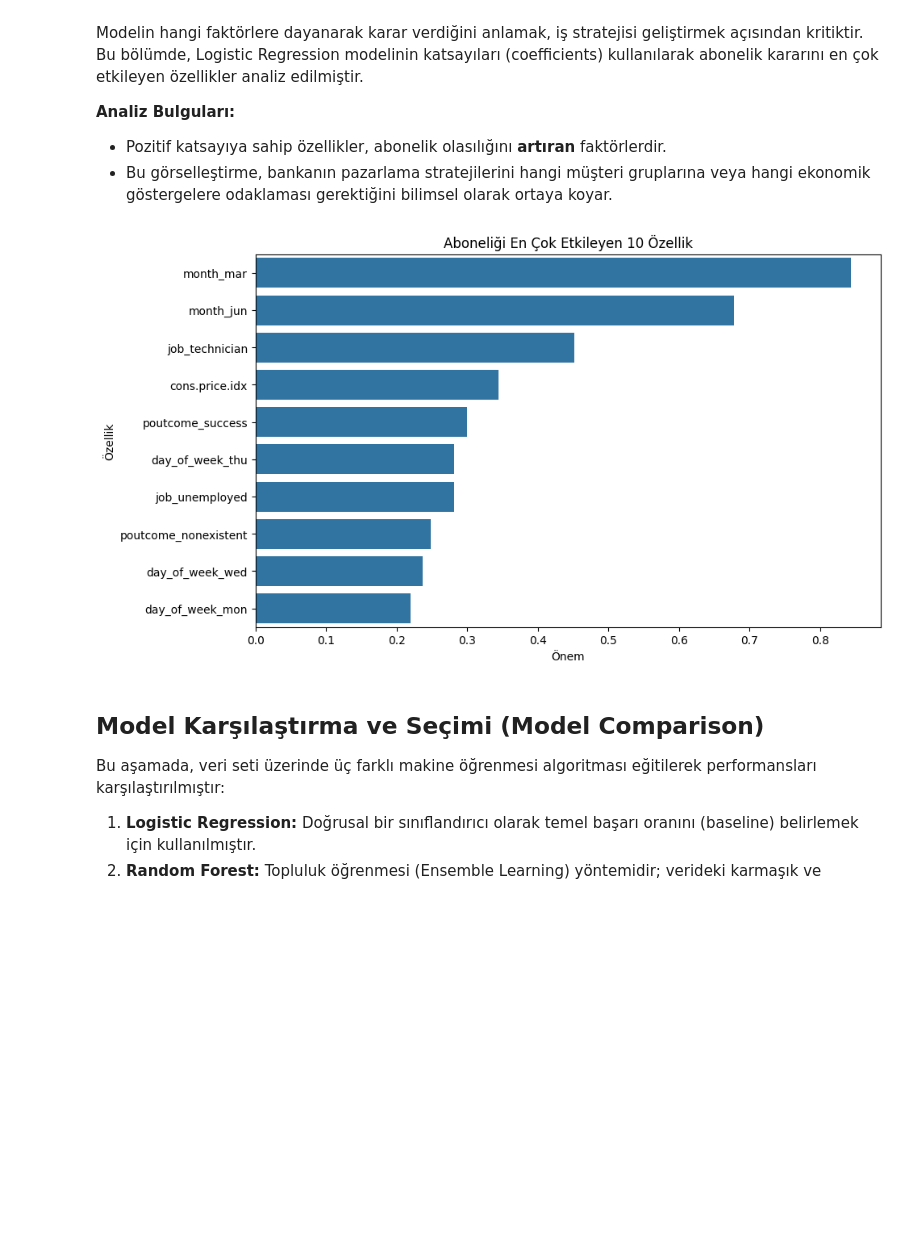
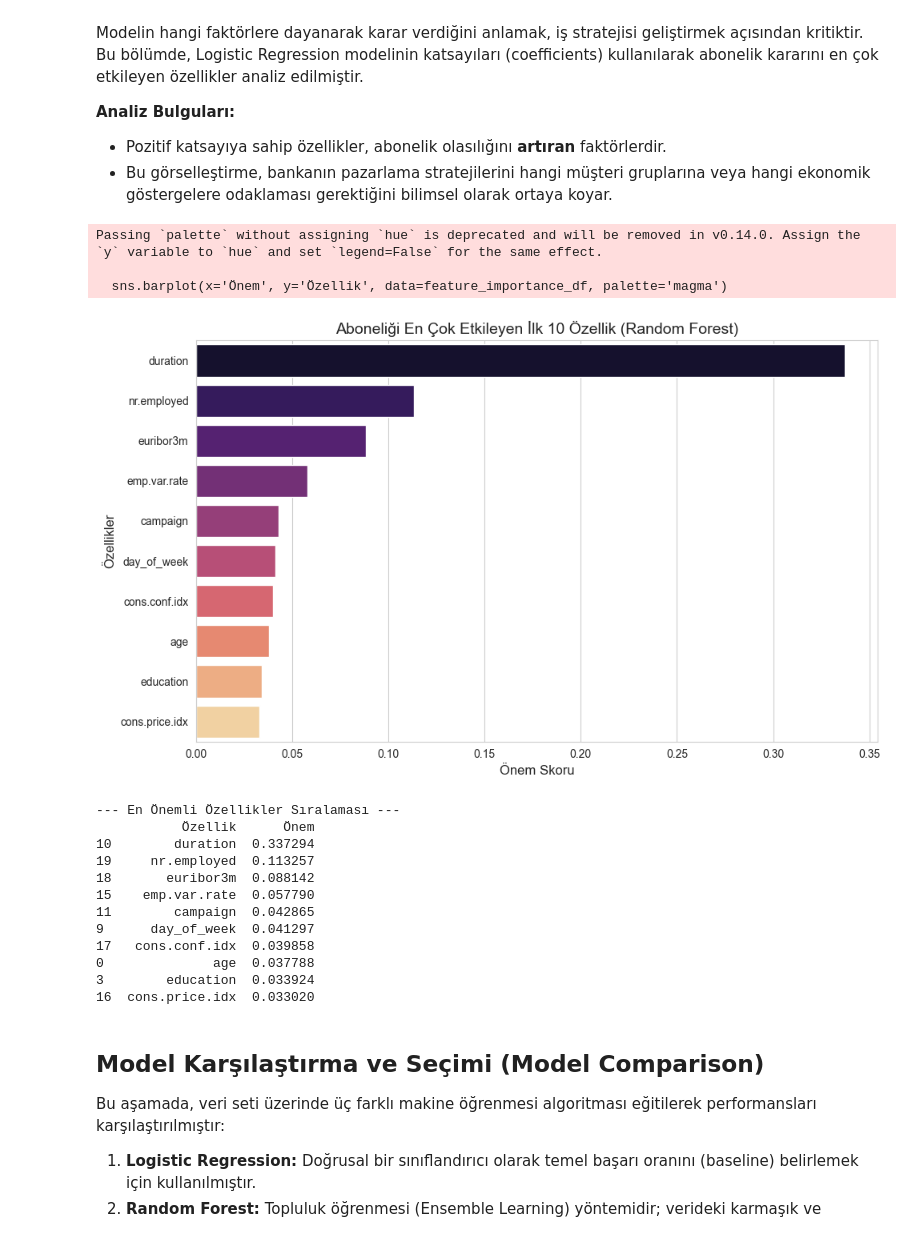
Before and after one commit to denizgures1282-cmd/bank-marketing-project, a Jupyter notebook: project.ipynb, the cells around one changed output. Drawn from its saved outputs; the diff is of its cells as text; code cells hidden in the pictures; blank space fills up the shorter version.

```diff
--- a/project.ipynb
+++ b/project.ipynb
@@ -223,21 +402,48 @@ Modelin hangi faktörlere dayanarak karar verdiğini anlamak, iş stratejisi gel
 * Pozitif katsayıya sahip özellikler, abonelik olasılığını **artıran** faktörlerdir.
 * Bu görselleştirme, bankanın pazarlama stratejilerini hangi müşteri gruplarına veya hangi ekonomik göstergelere odaklaması gerektiğini bilimsel olarak ortaya koyar.
 # %%
-# Modelin katsayılarını (önem derecelerini) alalım
-importance = model.coef_[0]
-feature_names = X.columns
+# 1. Modelin özellik önem derecelerini alalım
+# Random Forest için 'feature_importances_' kullanılır
+importances = model.feature_importances_
 
-# En önemli 10 özelliği sıralayalım
-feature_importance = pd.DataFrame({'Özellik': feature_names, 'Önem': importance})
-feature_importance = feature_importance.sort_values(by='Önem', ascending=False).head(10)
+# 2. Sütun isimlerini belirleyelim (Hedef değişken 'y' hariç olanlar)
+feature_names = df_model.drop('y', axis=1).columns
 
-# Görselleştirelim
-plt.figure(figsize=(10,6))
-sns.barplot(x='Önem', y='Özellik', data=feature_importance)
-plt.title('Aboneliği En Çok Etkileyen 10 Özellik')
+# 3. Verileri DataFrame haline getirip sıralayalım
+feature_importance_df = pd.DataFrame({'Özellik': feature_names, 'Önem': importances})
+feature_importance_df = feature_importance_df.sort_values(by='Önem', ascending=False).head(10)
+
+# 4. Görselleştirme
+plt.figure(figsize=(10, 6))
+sns.set_style("whitegrid")
+sns.barplot(x='Önem', y='Özellik', data=feature_importance_df, palette='magma')
+
+plt.title('Aboneliği En Çok Etkileyen İlk 10 Özellik (Random Forest)', fontsize=14)
+plt.xlabel('Önem Skoru', fontsize=12)
+plt.ylabel('Özellikler', fontsize=12)
+plt.tight_layout()
 plt.show()
+
+# Sayısal listeyi de görelim
+print("--- En Önemli Özellikler Sıralaması ---")
+print(feature_importance_df)
 # %% [output]
+Passing `palette` without assigning `hue` is deprecated and will be removed in v0.14.0. Assign the `y` variable to `hue` and set `legend=False` for the same effect.
+
+  sns.barplot(x='Önem', y='Özellik', data=feature_importance_df, palette='magma')
-[figure, old version]
+[figure, new version]
+--- En Önemli Özellikler Sıralaması ---
+           Özellik      Önem
+10        duration  0.337294
+19     nr.employed  0.113257
+18       euribor3m  0.088142
+15    emp.var.rate  0.057790
+11        campaign  0.042865
+9      day_of_week  0.041297
+17   cons.conf.idx  0.039858
+0              age  0.037788
+3        education  0.033924
+16  cons.price.idx  0.033020
 # %% [markdown]
 ##  Model Karşılaştırma ve Seçimi (Model Comparison)
 
```
Also changed, not shown: parts of 21 cells of this notebook.
